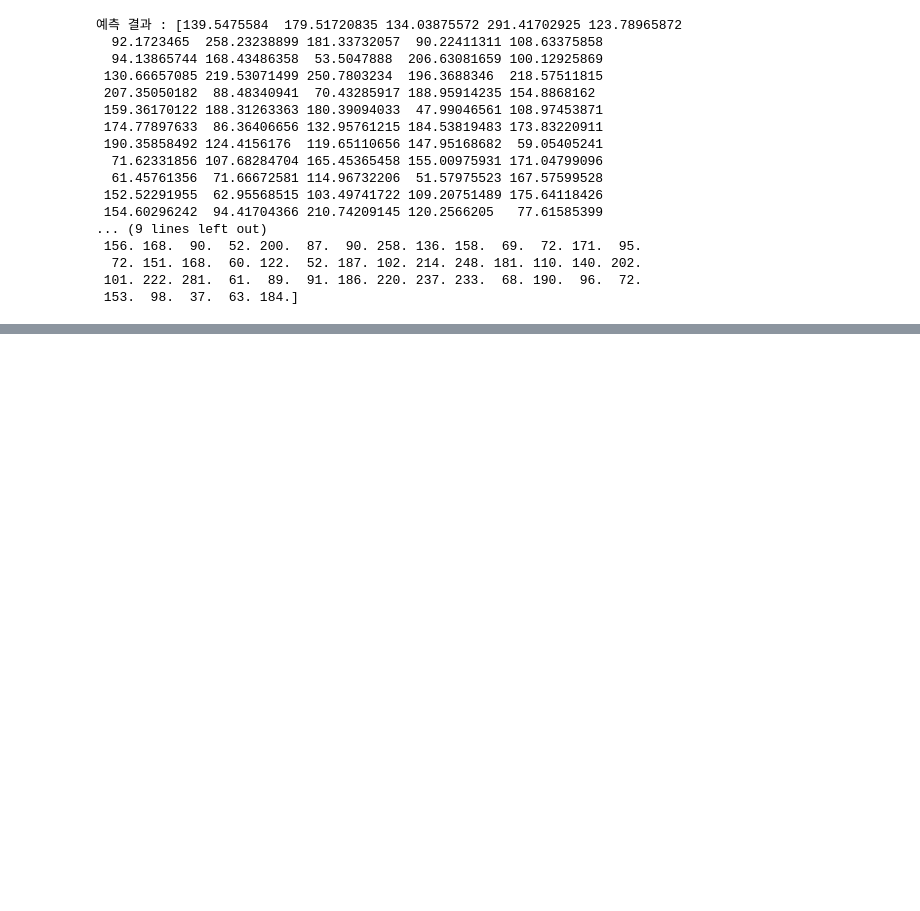
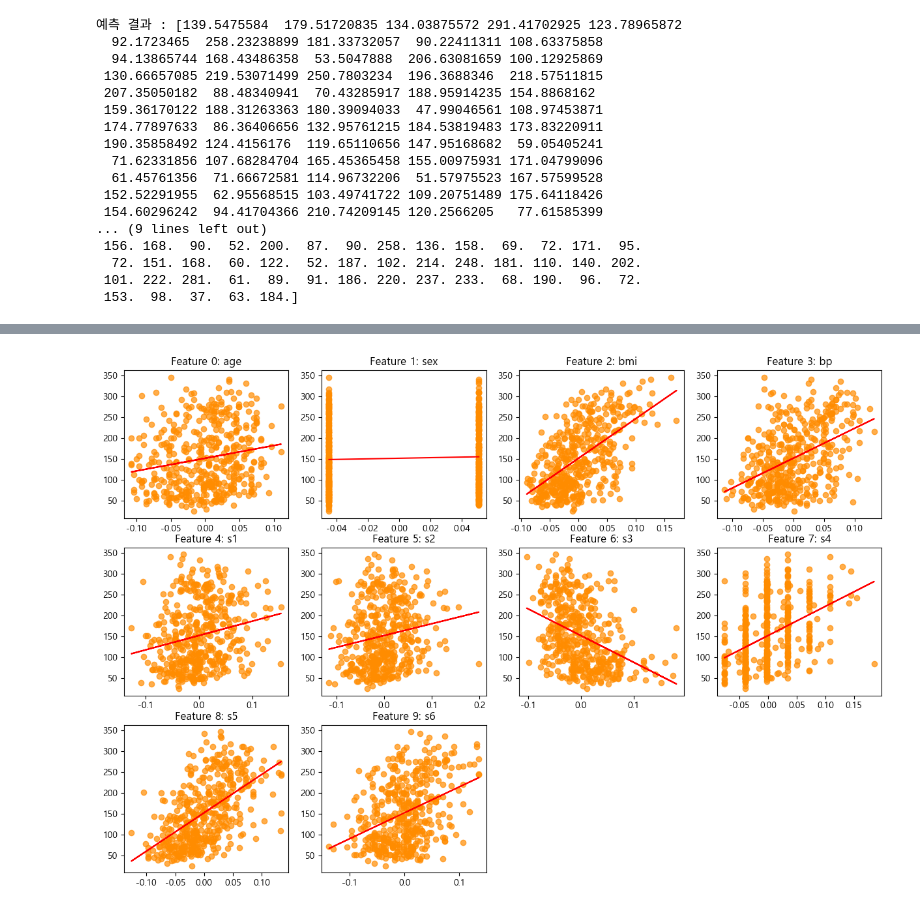
Before and after one commit to sjlimiei25/AI-Prediction, a Jupyter notebook: 4_Linear_Regression.ipynb, the cells around one changed output, grey strips where cells are left out. Drawn from its saved outputs; the diff is of its cells as text; code cells hidden in the pictures; blank space fills up the shorter version.

```diff
--- a/4_Linear_Regression.ipynb
+++ b/4_Linear_Regression.ipynb
@@ -191,0 +232,27 @@ print(f'실제 결과 : {y_test}')
+# %%
+# Feature(특징)별로 시각화
+f_size = x.shape[1]     # 특징 개수
+
+plt.figure(figsize=(15,10))
+
+for i in range(f_size):   # i: 0 ~ 9
+  plt.subplot(3, 4, i+1)  # 3행 4열로 그래프 표시
+
+  plt.scatter(x[:, i], y, color='darkorange', alpha=0.7)  # 각 Feature 표시
+
+  # 모델 생성 및 학습, 예측 (=> 각 Feature별로 진행)
+  feature = x[:, i].reshape(-1, 1)  # 1d -> 2d
+  model = LinearRegression().fit(feature, y)
+  y_pred = model.predict(feature)
+
+  # 그래프 표시
+  plt.plot(feature, y_pred, color='red')
+  plt.title(f'Feature {i}: {diabetes.feature_names[i]}')
+
+  # 각 포인트가 직선 주변에 얼마나 밀접해있는 지 확인
+  # 기울기. 특성 값이 증가할 때 목표 값이 증가되는 지? 감소되는 지?
+
+  # BMI(Feature 2), S5(Feature 8) 특징들이 밀접한 관계가 있음.
+  # Sex(Feature 1), S3(Feature 6), S4(Feature 7) 등을 보면 포인트가 넓게 분포되어 있고, 직선의 기울기도 수평에 가깝거나, 음수의 기울기를 가지고 있음. 예측이 어렵다..!
+# %% [output]
+[figure, added]
```
Also changed, not shown: parts of 2 cells of this notebook, 1 other file.
